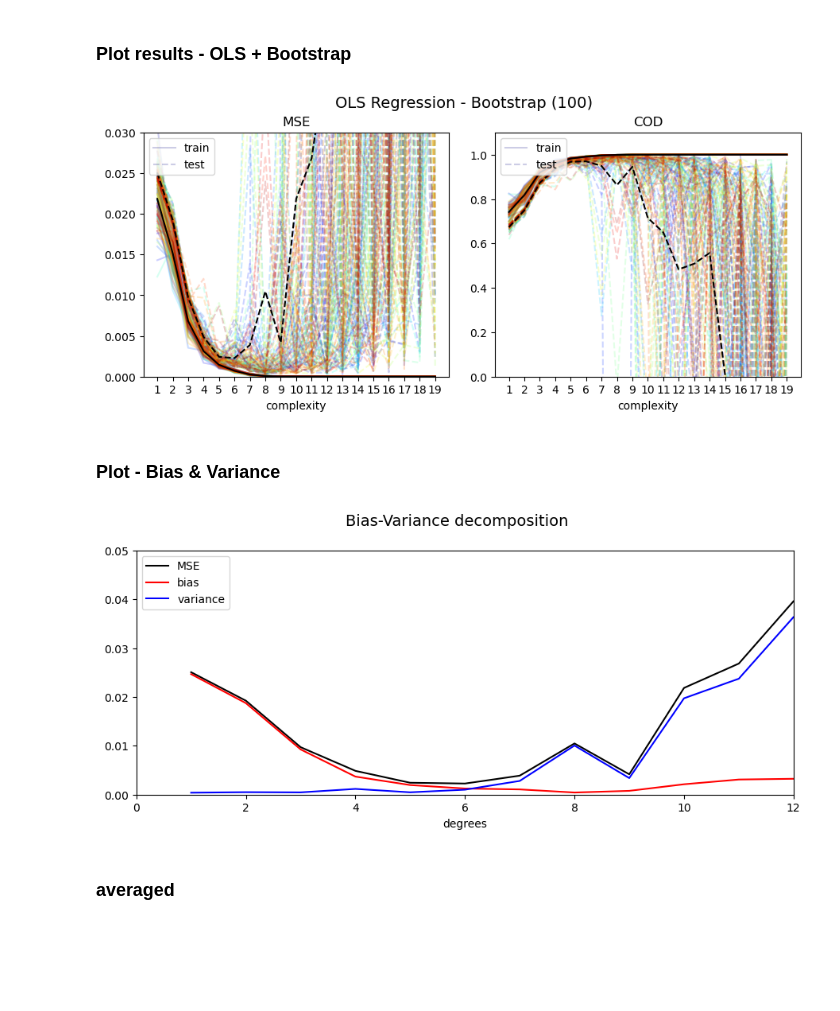
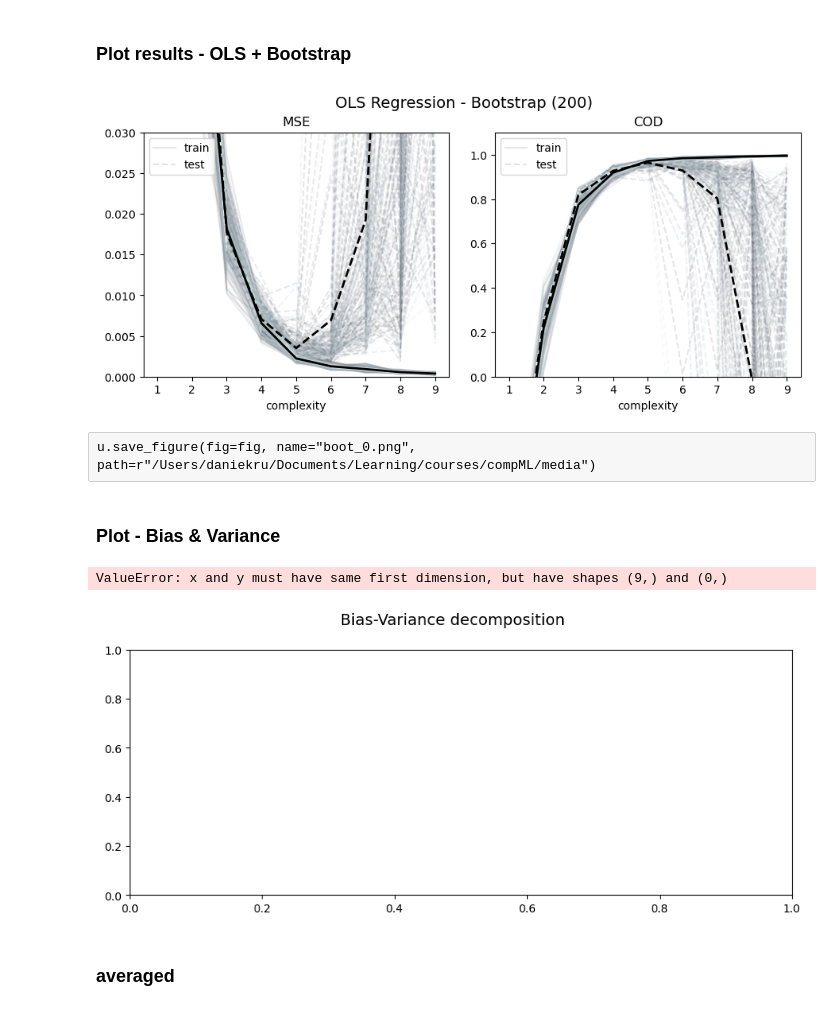
Before and after one commit to iKiru-hub/compML, a Jupyter notebook: project_1_ae.ipynb, the cells around one changed output. Saved outputs shown, nothing was run; the diff lists cells and outputs as text; code cells hidden in the pictures; blank space fills up the shorter version.

```diff
--- a/project_1_ae.ipynb
+++ b/project_1_ae.ipynb
@@ -325,15 +330,15 @@ done
 SETTINGS
 # %%
 # data
-N = 200
+N = 150
 random_ax = True
-noise_scale = 0.0
+noise_scale = 0.03
 scaling = False
 (x, y, z), (xm, ym, zm) = u.generate_data(N=N, random_ax=random_ax, noise_scale=noise_scale, scaling=scaling)
 
 # model
-degrees = range(1, 20)
-nb_bootstraps = 100
+degrees = range(1, 10)
+nb_bootstraps = 200
 # %% [markdown]
 RUN
 # %%
@@ -601,48 +608,51 @@ Z_test.shape
 # %% [markdown]
 ### Plot results - OLS + Bootstrap
 # %%
-alpha = 0.2
+alpha = 0.1
 
 # colors
-colors = plt.cm.jet(np.linspace(0, 1, nb_bootstraps))
+#colors = plt.cm.jet(np.linspace(0, 1, nb_bootstraps))
+colors = plt.cm.bone(np.linspace(0, 1, nb_bootstraps))
 
 # figure
 fig, axs = plt.subplots(1, 2, figsize=(9, 4), sharex=True)
 fig.suptitle(f'OLS Regression - Bootstrap ({nb_bootstraps})', fontsize=14)
 fig.tight_layout(h_pad=2)
 
 for i in range(nb_bootstraps):
     axs[0].plot(degrees, record['mse_train'][:, i], '-', color=colors[i], alpha=alpha, label='train')
     axs[0].plot(degrees, record['mse_test'][:, i], '--', color=colors[i], alpha=alpha, label='test')
     axs[0].set_title(f"MSE")
     axs[0].set_xlabel('complexity')
     if i == 0: axs[0].legend(loc='upper left')
     axs[0].set_xticks(degrees)
     axs[0].grid()
 
     axs[1].plot(degrees, record['cod_train'][:, i], '-', color=colors[i], alpha=alpha, label='train')
     axs[1].plot(degrees, record['cod_test'][:, i], '--', color=colors[i], alpha=alpha, label='test')
     axs[1].set_title(f"COD")
     axs[1].set_xlabel('complexity')
     if i == 0: axs[1].legend(loc='upper left')
     axs[1].set_xticks(degrees)
     axs[1].grid()
 
 
 # mean
-axs[0].plot(degrees, record['mean_mse_train'], '-k', alpha=1, label='mean train')
-axs[0].plot(degrees, record['mean_mse_test'], '--k', alpha=1, label='mean test')
-axs[1].plot(degrees, record['mean_cod_train'], '-k', alpha=1, label='mean train')
-axs[1].plot(degrees, record['mean_cod_test'], '--k', alpha=1, label='mean test')
+axs[0].plot(degrees, record['mean_mse_train'], '-k', alpha=1, linewidth=2, label='mean train')
+axs[0].plot(degrees, record['mean_mse_test'], '--k', alpha=1, linewidth=2, label='mean test')
+axs[1].plot(degrees, record['mean_cod_train'], '-k', alpha=1, linewidth=2, label='mean train')
+axs[1].plot(degrees, record['mean_cod_test'], '--k', alpha=1, linewidth=2, label='mean test')
 if i == (nb_bootstraps + 1): axs[0].legend(loc='upper left')
 if i == (nb_bootstraps + 1): axs[1].legend(loc='upper left')
 
 axs[0].set_ylim(0, 0.03)
 axs[1].set_ylim(0, 1.1)
 
 plt.show()
 # %% [output]
-[figure, old version]
+[figure, new version]
+# %% [raw]
+u.save_figure(fig=fig, name="boot_0.png", path=r"/Users/daniekru/Documents/Learning/courses/compML/media")
 # %% [markdown]
 ### Plot - Bias & Variance
 # %%
@@ -667,7 +677,8 @@ ax.set_ylim((0, .05))
 ax.set_xlim((0, 12))
 plt.show()
 # %% [output]
+ValueError: x and y must have same first dimension, but have shapes (9,) and (0,)
-[figure, old version]
+[figure, new version]
 # %% [markdown]
 ### averaged
 # %% [markdown]
```
Also changed, not shown: parts of 18 cells of this notebook, 7 other files.
